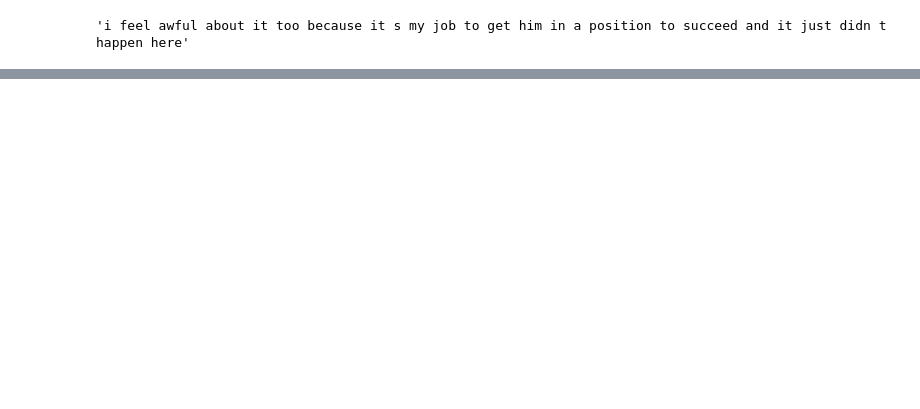
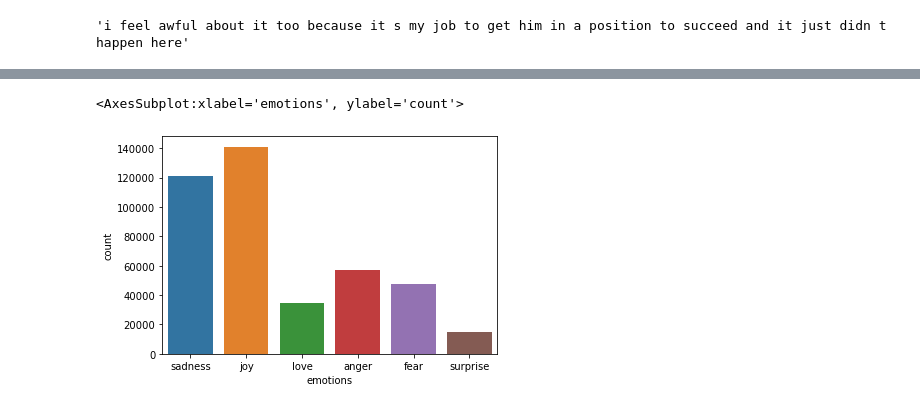
Before and after one commit to 112523chen/Project_SA_CTP, a Jupyter notebook: research.ipynb, the cells around one changed output, grey strips where cells are left out. Drawn from its saved outputs; the diff is of its cells as text; code cells hidden in the pictures; blank space fills up the shorter version.

```diff
--- a/research.ipynb
+++ b/research.ipynb
@@ -483,0 +494,5 @@ new_df['text'][0]
+# %%
+sns.countplot(x=new_df_10000_2['emotions'])
+# %% [output]
+<AxesSubplot:xlabel='emotions', ylabel='count'>
+[figure, added]
```
Also changed, not shown: parts of 16 cells of this notebook.
